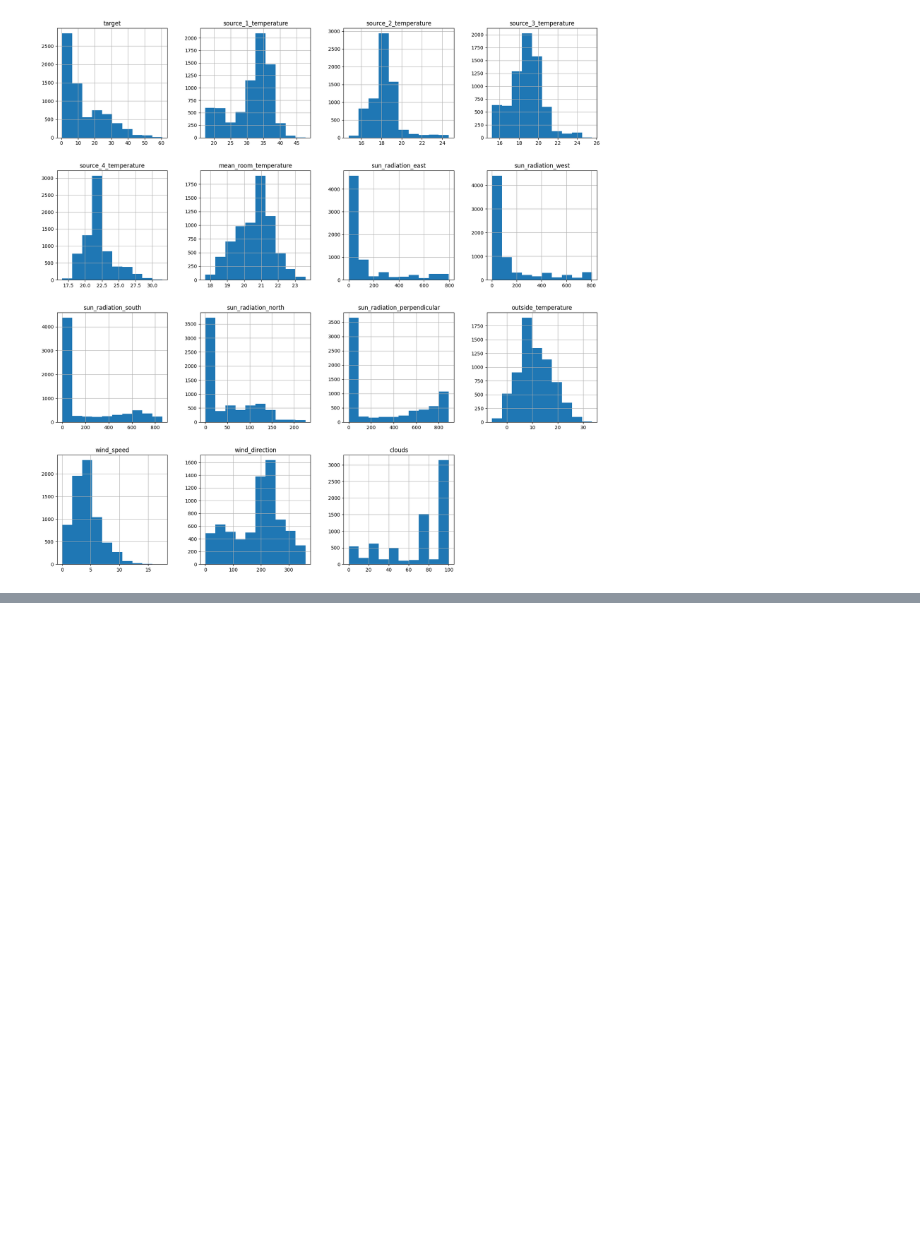
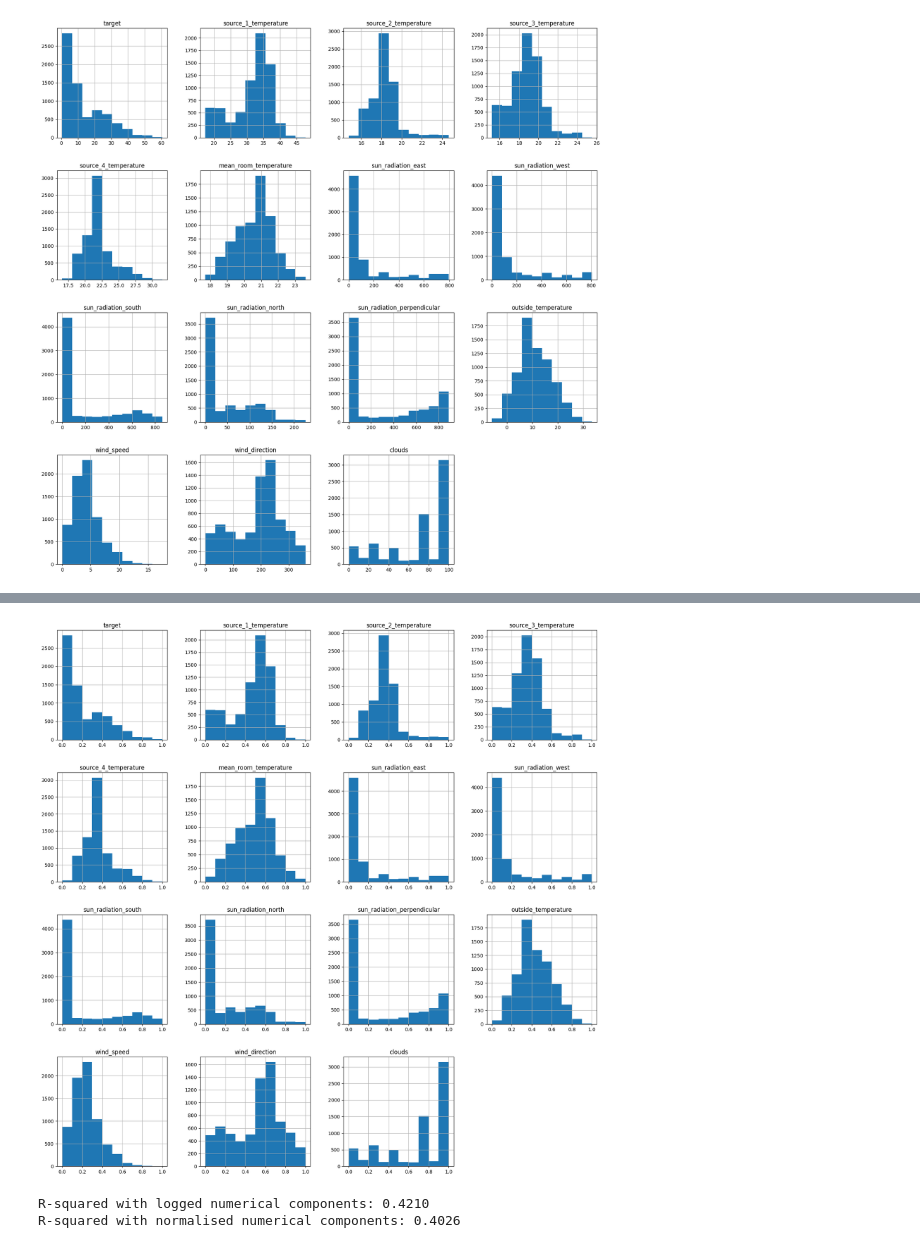
Before and after one commit to LauraMQuiros/Energy-prediction, a Jupyter notebook: notebooks/data_analysis.ipynb, the cells around one changed output, grey strips where cells are left out. Cells and saved outputs as stored; diff of their text form; code cells hidden in the pictures; blank space fills up the shorter version.

```diff
--- a/notebooks/data_analysis.ipynb
+++ b/notebooks/data_analysis.ipynb
@@ -185,0 +222,36 @@ plt.show()
+# %%
+# normalise the data
+from sklearn.preprocessing import MinMaxScaler
+scaler = MinMaxScaler()
+train_normalised = train_numerical.copy()
+train_normalised[train_normalised.columns] = scaler.fit_transform(train_normalised)
+train_normalised.hist(figsize=(20, 20))
+plt.show()
+# %% [output]
+[figure, added]
+# %%
+# Fit a linear regression model on the log and normalised data
+X1 = train_log.drop(columns=['target'])
+X2 = train_normalised.drop(columns=['target'])
+y = train_log['target']
+X1_train, X1_test, y1_train, y1_test = train_test_split(X1, y, test_size=0.2, random_state=42)
+X2_train, X2_test, y2_train, y2_test = train_test_split(X2, y, test_size=0.2, random_state=42)
+
+model1 = LinearRegression()
+model1.fit(X1_train, y1_train)
+model2 = LinearRegression()
+model2.fit(X2_train, y2_train)
+
+# Predict the target variable on the test set
+y1_pred = model1.predict(X1_test)
+y2_pred = model2.predict(X2_test)
+
+# Calculate R-squared to see how well the target is predicted by the PCA components
+r2v1 = r2_score(y1_test, y1_pred)
+r2v2 = r2_score(y2_test, y2_pred)
+# Output the amount of variance explained by the PCA components in the target
+print(f'R-squared with logged numerical components: {r2v1:.4f}')
+print(f'R-squared with normalised numerical components: {r2v2:.4f}')
+# %% [output]
+R-squared with logged numerical components: 0.4210
+R-squared with normalised numerical components: 0.4026
```
Also changed, not shown: parts of 3 cells of this notebook, 1 other file.
